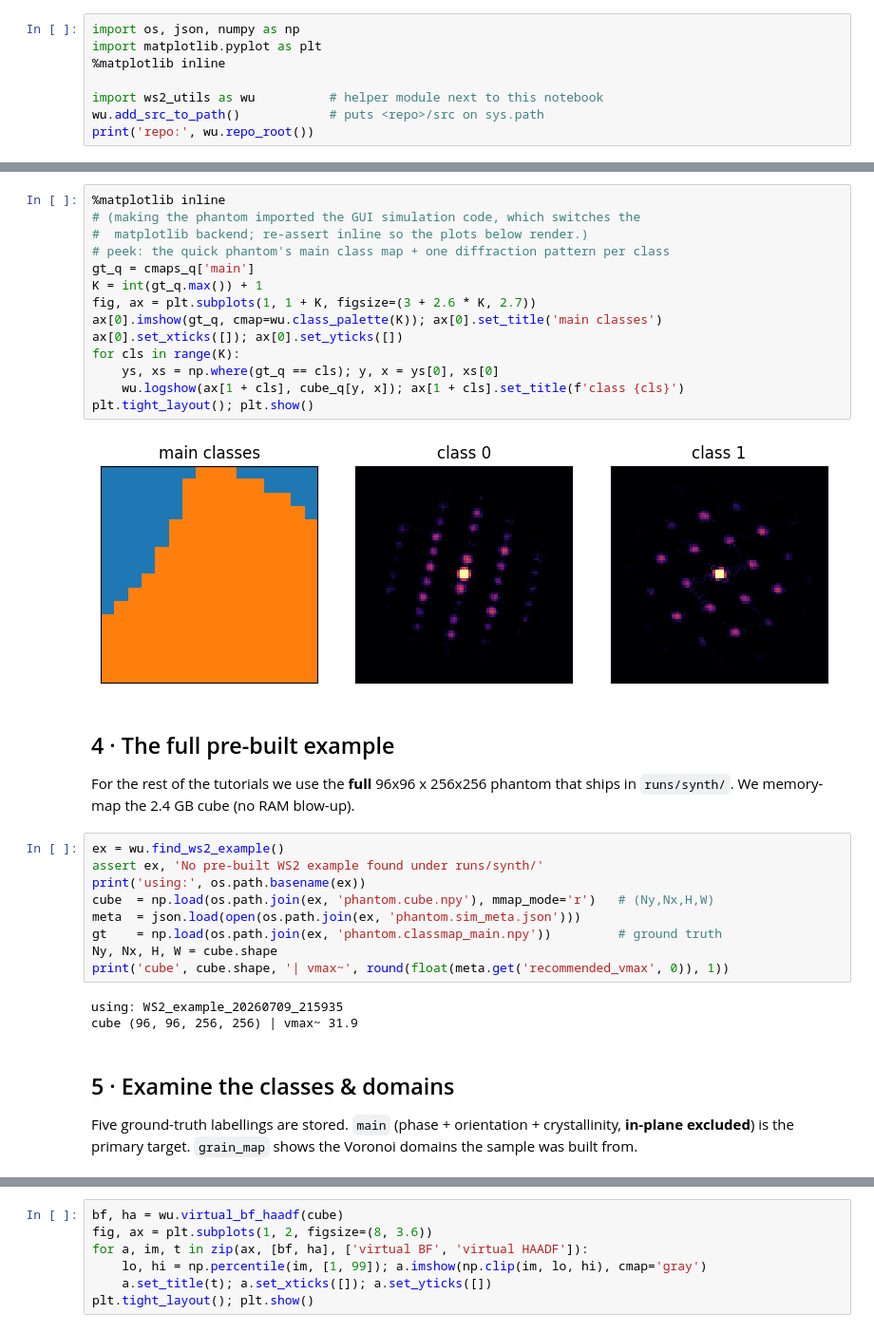
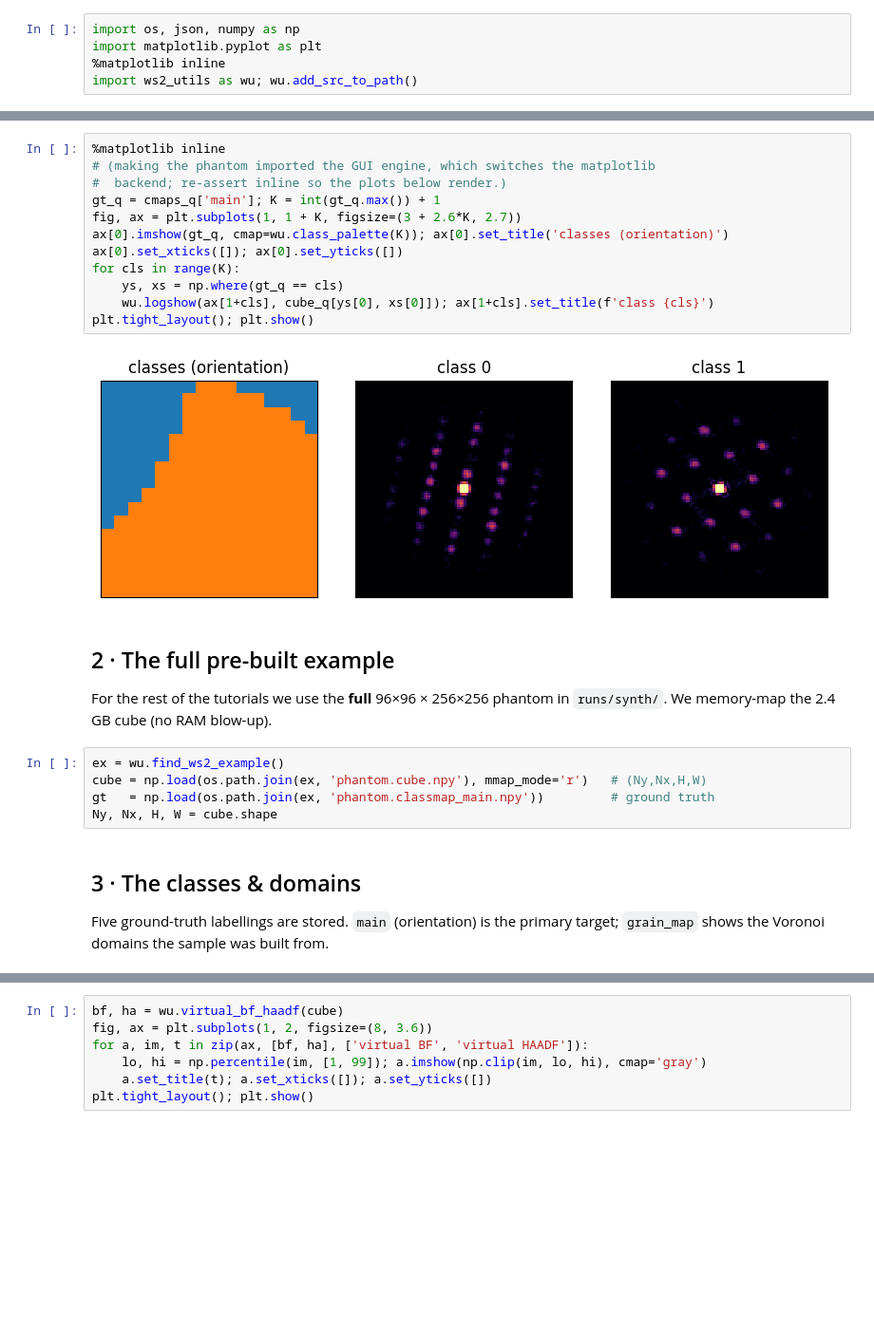
Before and after one commit to DanielKhaykelson/dino-4dstem, a Jupyter notebook: notebooks/01_make_WS2_phantom.ipynb, the cells around one changed output, grey strips where cells are left out. Shown at 95% size. Saved outputs shown, nothing was run; the diff lists cells and outputs as text; blank space fills up the shorter version.

```diff
--- a/notebooks/01_make_WS2_phantom.ipynb
+++ b/notebooks/01_make_WS2_phantom.ipynb
@@ -20,8 +42,5 @@ where we *know the right answer*, so we can measure how well the model recovers
 import os, json, numpy as np
 import matplotlib.pyplot as plt
 %matplotlib inline
-
-import ws2_utils as wu          # helper module next to this notebook
-wu.add_src_to_path()            # puts <repo>/src on sys.path
-print('repo:', wu.repo_root())
+import ws2_utils as wu; wu.add_src_to_path()
 # %% [output]
@@ -99,42 +73,32 @@ n main classes = 2
 # %%
 %matplotlib inline
-# (making the phantom imported the GUI simulation code, which switches the
-#  matplotlib backend; re-assert inline so the plots below render.)
-# peek: the quick phantom's main class map + one diffraction pattern per class
-gt_q = cmaps_q['main']
-K = int(gt_q.max()) + 1
-fig, ax = plt.subplots(1, 1 + K, figsize=(3 + 2.6 * K, 2.7))
-ax[0].imshow(gt_q, cmap=wu.class_palette(K)); ax[0].set_title('main classes')
+# (making the phantom imported the GUI engine, which switches the matplotlib
+#  backend; re-assert inline so the plots below render.)
+gt_q = cmaps_q['main']; K = int(gt_q.max()) + 1
+fig, ax = plt.subplots(1, 1 + K, figsize=(3 + 2.6*K, 2.7))
+ax[0].imshow(gt_q, cmap=wu.class_palette(K)); ax[0].set_title('classes (orientation)')
 ax[0].set_xticks([]); ax[0].set_yticks([])
 for cls in range(K):
-    ys, xs = np.where(gt_q == cls); y, x = ys[0], xs[0]
-    wu.logshow(ax[1 + cls], cube_q[y, x]); ax[1 + cls].set_title(f'class {cls}')
+    ys, xs = np.where(gt_q == cls)
+    wu.logshow(ax[1+cls], cube_q[ys[0], xs[0]]); ax[1+cls].set_title(f'class {cls}')
 plt.tight_layout(); plt.show()
 # %% [output]
-[figure, old version]
+[figure, new version]
 # %% [markdown]
-## 4 · The full pre-built example
+## 2 · The full pre-built example
 
-For the rest of the tutorials we use the **full** 96x96 x 256x256 phantom that
-ships in `runs/synth/`. We memory-map the 2.4 GB cube (no RAM blow-up).
+For the rest of the tutorials we use the **full** 96×96 × 256×256 phantom in
+`runs/synth/`. We memory-map the 2.4 GB cube (no RAM blow-up).
 # %%
 ex = wu.find_ws2_example()
-assert ex, 'No pre-built WS2 example found under runs/synth/'
-print('using:', os.path.basename(ex))
-cube  = np.load(os.path.join(ex, 'phantom.cube.npy'), mmap_mode='r')   # (Ny,Nx,H,W)
-meta  = json.load(open(os.path.join(ex, 'phantom.sim_meta.json')))
-gt    = np.load(os.path.join(ex, 'phantom.classmap_main.npy'))         # ground truth
+cube = np.load(os.path.join(ex, 'phantom.cube.npy'), mmap_mode='r')   # (Ny,Nx,H,W)
+gt   = np.load(os.path.join(ex, 'phantom.classmap_main.npy'))         # ground truth
 Ny, Nx, H, W = cube.shape
-print('cube', cube.shape, '| vmax~', round(float(meta.get('recommended_vmax', 0)), 1))
-# %% [output]
-using: WS2_example_20260709_215935
-cube (96, 96, 256, 256) | vmax~ 31.9
 # %% [markdown]
-## 5 · Examine the classes & domains
+## 3 · The classes & domains
 
-Five ground-truth labellings are stored. `main` (phase + orientation +
-crystallinity, **in-plane excluded**) is the primary target. `grain_map` shows
-the Voronoi domains the sample was built from.
+Five ground-truth labellings are stored. `main` (orientation) is the primary
+target; `grain_map` shows the Voronoi domains the sample was built from.
 # %%
 panels = [('main', 'main (orientation)'), ('A', 'A = phase'),
           ('B', 'B = phase+orient'), ('crys', 'crystallinity'),
```
Also changed, not shown: parts of 20 cells of this notebook, 2 other files.
